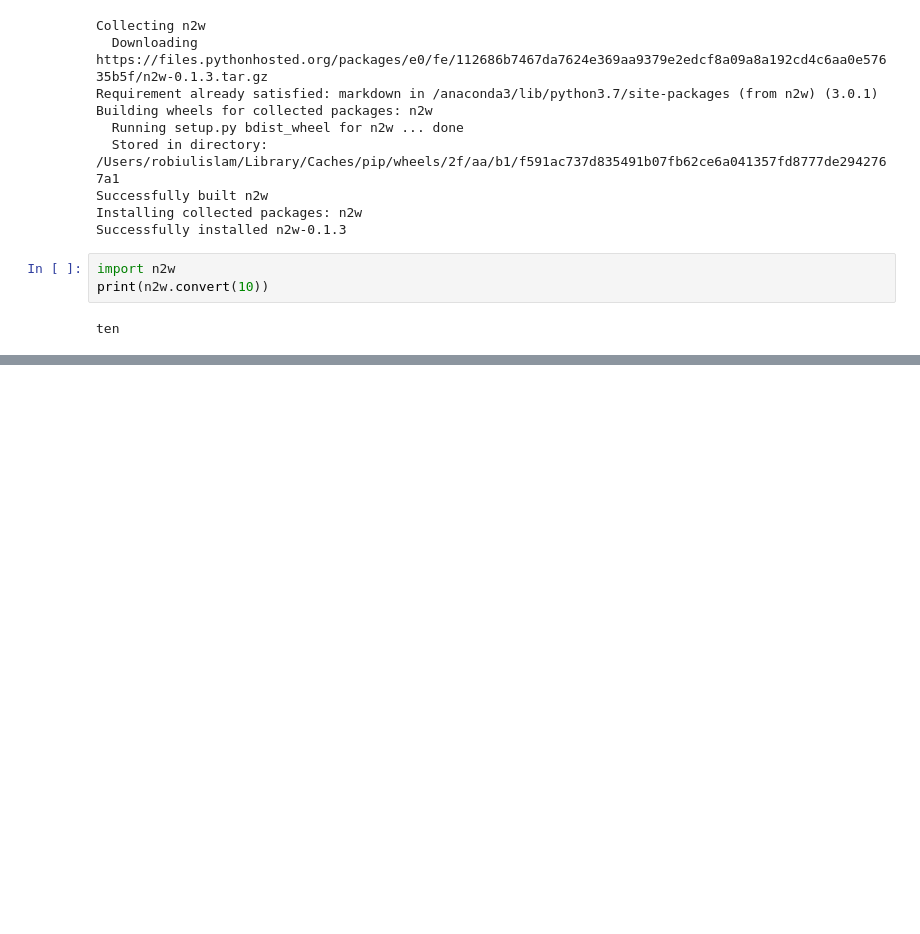
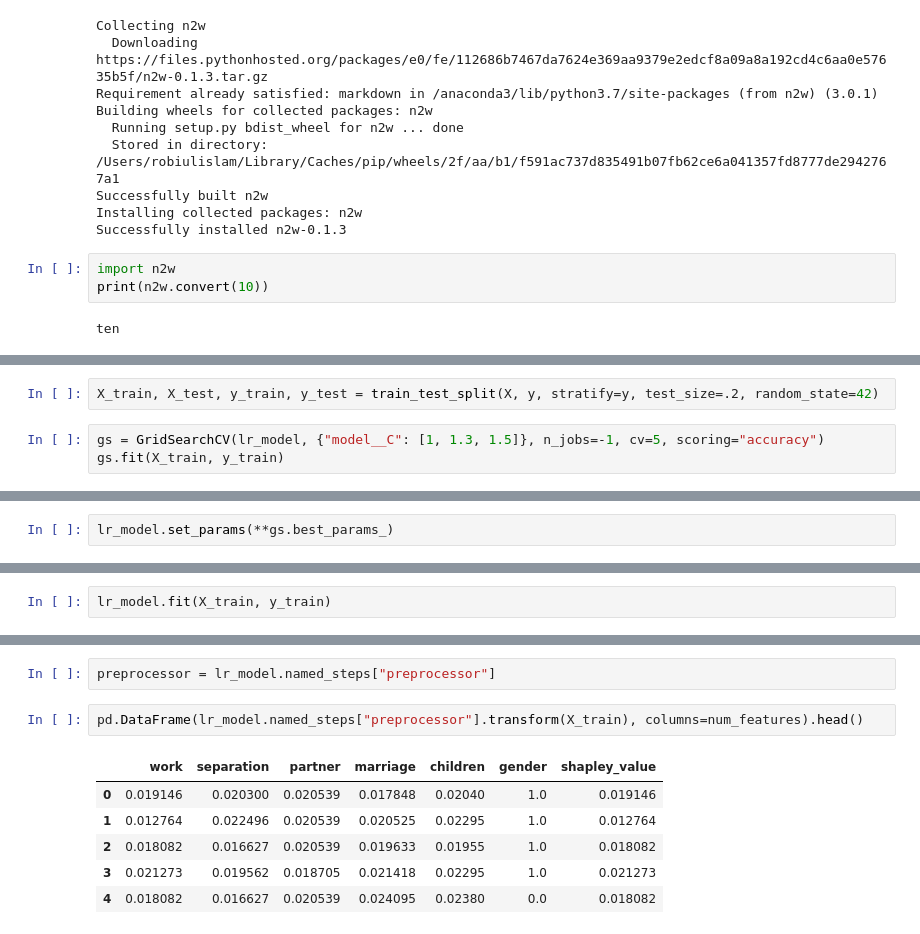
Before and after one commit to connect2robiul/DL_DemographicStudies, a Jupyter notebook: Course Work.ipynb, the cells around one changed output, grey strips where cells are left out. Drawn from its saved outputs; the diff is of its cells as text; blank space fills up the shorter version.

```diff
--- a/Course Work.ipynb
+++ b/Course Work.ipynb
@@ -642,0 +754,5 @@ ten
+# %%
+X_train, X_test, y_train, y_test = train_test_split(X, y, stratify=y, test_size=.2, random_state=42)
+# %%
+gs = GridSearchCV(lr_model, {"model__C": [1, 1.3, 1.5]}, n_jobs=-1, cv=5, scoring="accuracy")
+gs.fit(X_train, y_train)
@@ -642,0 +776,2 @@ ten
+# %%
+lr_model.set_params(**gs.best_params_)
@@ -642,0 +804,2 @@ ten
+# %%
+lr_model.fit(X_train, y_train)
@@ -642,0 +840,11 @@ ten
+# %%
+preprocessor = lr_model.named_steps["preprocessor"]
+# %%
+pd.DataFrame(lr_model.named_steps["preprocessor"].transform(X_train), columns=num_features).head()
+# %% [output]
+|  | work | separation | partner | marriage | children | gender | shapley_value |
+| 0 | 0.019146 | 0.020300 | 0.020539 | 0.017848 | 0.02040 | 1.0 | 0.019146 |
+| 1 | 0.012764 | 0.022496 | 0.020539 | 0.020525 | 0.02295 | 1.0 | 0.012764 |
+| 2 | 0.018082 | 0.016627 | 0.020539 | 0.019633 | 0.01955 | 1.0 | 0.018082 |
+| 3 | 0.021273 | 0.019562 | 0.018705 | 0.021418 | 0.02295 | 1.0 | 0.021273 |
+| 4 | 0.018082 | 0.016627 | 0.020539 | 0.024095 | 0.02380 | 0.0 | 0.018082 |
```
Also changed, not shown: parts of 67 cells of this notebook.
